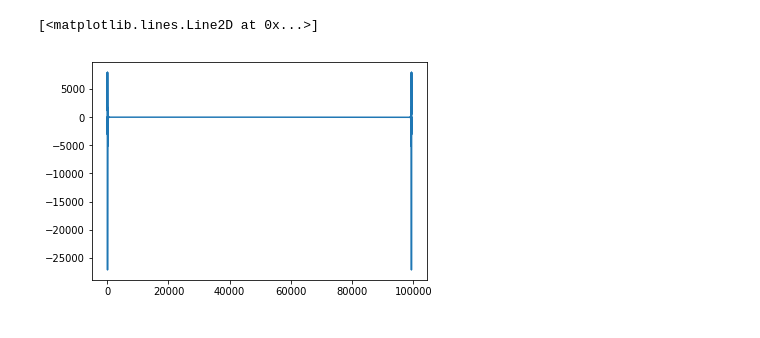
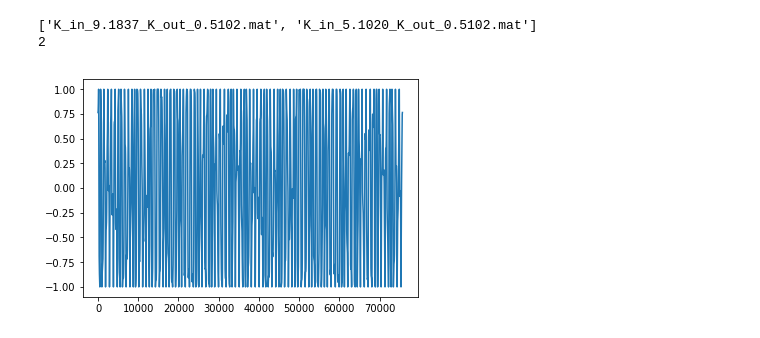
Before and after one commit to dshemetov/OscillatorSonification, a Jupyter notebook: OscillatorSonification.ipynb, the cells around one changed output. Cells and saved outputs as stored; diff of their text form; code cells hidden in the pictures.

```diff
--- a/OscillatorSonification.ipynb
+++ b/OscillatorSonification.ipynb
@@ -17,5 +7,0 @@ swv.write('newname.wav', 44100*4, test_wave_copied)
-# %%
-plt.plot(np.fft.fft(test_wave))
-# %% [output]
-[<matplotlib.lines.Line2D at 0x...>]
-[figure, removed]
@@ -21,0 +29,7 @@ plt.plot(np.fft.fft(test_wave))
+# %%
+directory = "data/"
+print(os.listdir(directory))
+print(len(os.listdir(directory)))
+# %% [output]
+['K_in_9.1837_K_out_0.5102.mat', 'K_in_5.1020_K_out_0.5102.mat']
+2
@@ -22 +43,10 @@ plt.plot(np.fft.fft(test_wave))
+# %%
+single_oscillator_data_reals = z[1,:].real
+single_oscillator_data_reals = clip_data_smooth(single_oscillator_data_reals)
+single_oscillator_data_reals_copied = np.hstack([ single_oscillator_data_reals for i in range(10) ])
+
+plt.plot(single_oscillator_data_reals)
+swv.write('single_oscillator_file' + str(file_num) + '.wav', 44100*4, single_oscillator_data_reals_copied)
+# %% [output]
+[figure, added]
 # %%
```
Also changed, not shown: parts of 6 cells of this notebook, 8 other files.
